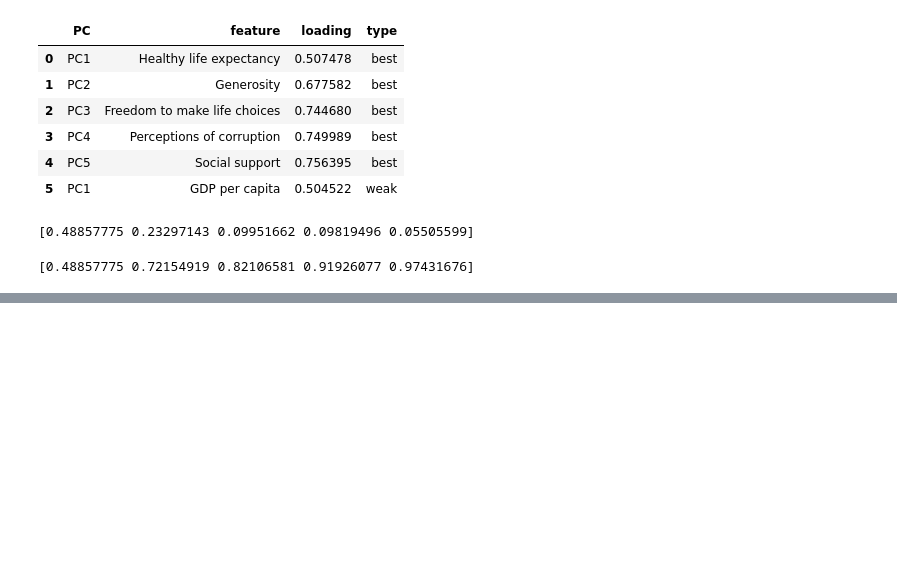
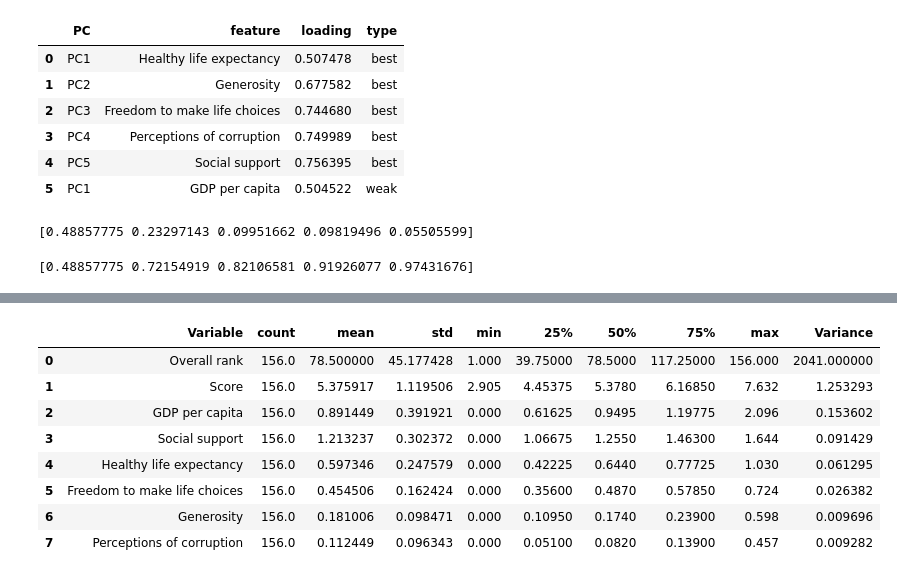
Before and after one commit to Titaniel3/ASDA_2025_Group_1_Portfolio_new, a Jupyter notebook: notebooks/week_10_draft_DL.ipynb, the cells around one changed output, grey strips where cells are left out. Cells and saved outputs as stored; diff of their text form; code cells hidden in the pictures; blank space fills up the shorter version.

```diff
--- a/notebooks/week_10_draft_DL.ipynb
+++ b/notebooks/week_10_draft_DL.ipynb
@@ -263,0 +278,24 @@ plt.show()
+# %%
+# Select numeric variables only
+numeric_df = df.select_dtypes(include="number")
+
+# Basic descriptive statistics
+desc = numeric_df.describe().T
+
+# Add variance column
+desc["Variance"] = numeric_df.var()
+
+# Optional: reset index to have variable names as a column
+desc = desc.reset_index().rename(columns={"index": "Variable"})
+
+desc
+# %% [output]
+|  | Variable | count | mean | std | min | 25% | 50% | 75% | max | Variance |
+| 0 | Overall rank | 156.0 | 78.500000 | 45.177428 | 1.000 | 39.75000 | 78.5000 | 117.25000 | 156.000 | 2041.000000 |
+| 1 | Score | 156.0 | 5.375917 | 1.119506 | 2.905 | 4.45375 | 5.3780 | 6.16850 | 7.632 | 1.253293 |
+| 2 | GDP per capita | 156.0 | 0.891449 | 0.391921 | 0.000 | 0.61625 | 0.9495 | 1.19775 | 2.096 | 0.153602 |
+| 3 | Social support | 156.0 | 1.213237 | 0.302372 | 0.000 | 1.06675 | 1.2550 | 1.46300 | 1.644 | 0.091429 |
+| 4 | Healthy life expectancy | 156.0 | 0.597346 | 0.247579 | 0.000 | 0.42225 | 0.6440 | 0.77725 | 1.030 | 0.061295 |
+| 5 | Freedom to make life choices | 156.0 | 0.454506 | 0.162424 | 0.000 | 0.35600 | 0.4870 | 0.57850 | 0.724 | 0.026382 |
+| 6 | Generosity | 156.0 | 0.181006 | 0.098471 | 0.000 | 0.10950 | 0.1740 | 0.23900 | 0.598 | 0.009696 |
+| 7 | Perceptions of corruption | 156.0 | 0.112449 | 0.096343 | 0.000 | 0.05100 | 0.0820 | 0.13900 | 0.457 | 0.009282 |
```
Also changed, not shown: parts of 9 cells of this notebook, 8 other files.
